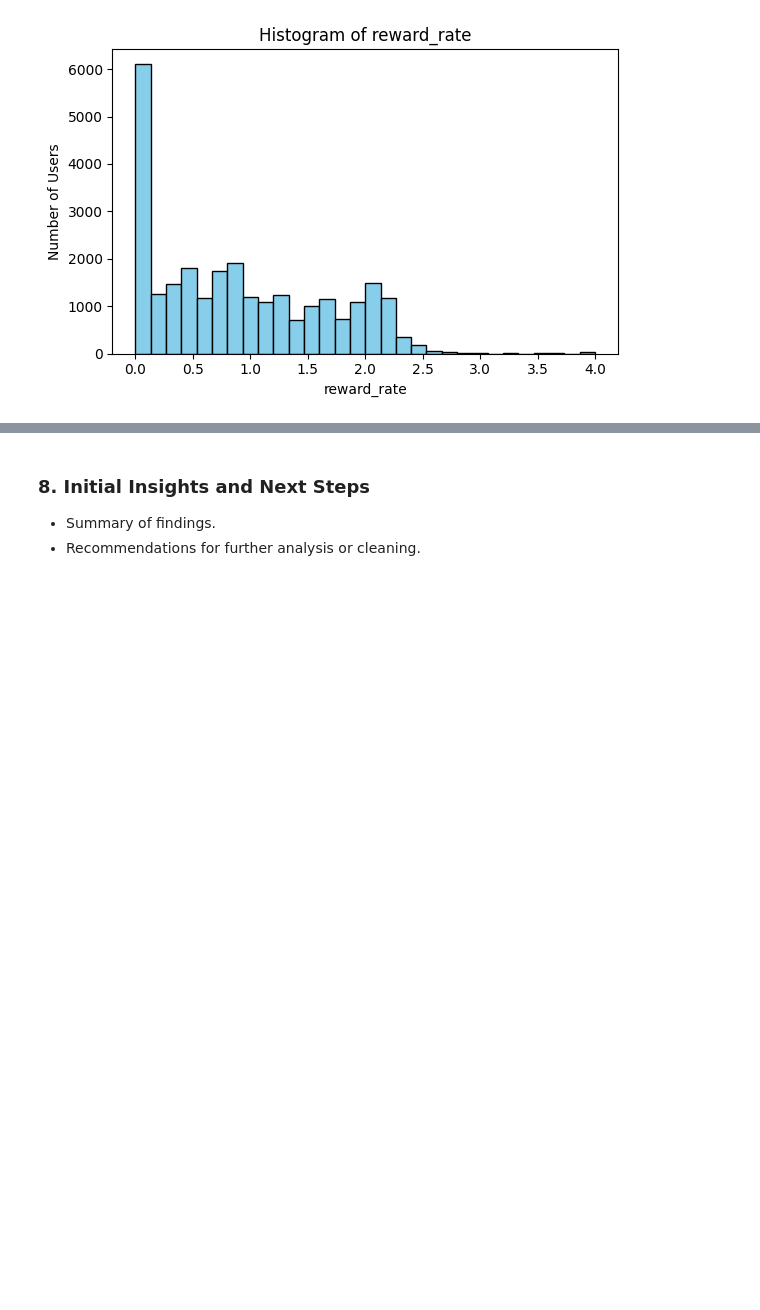
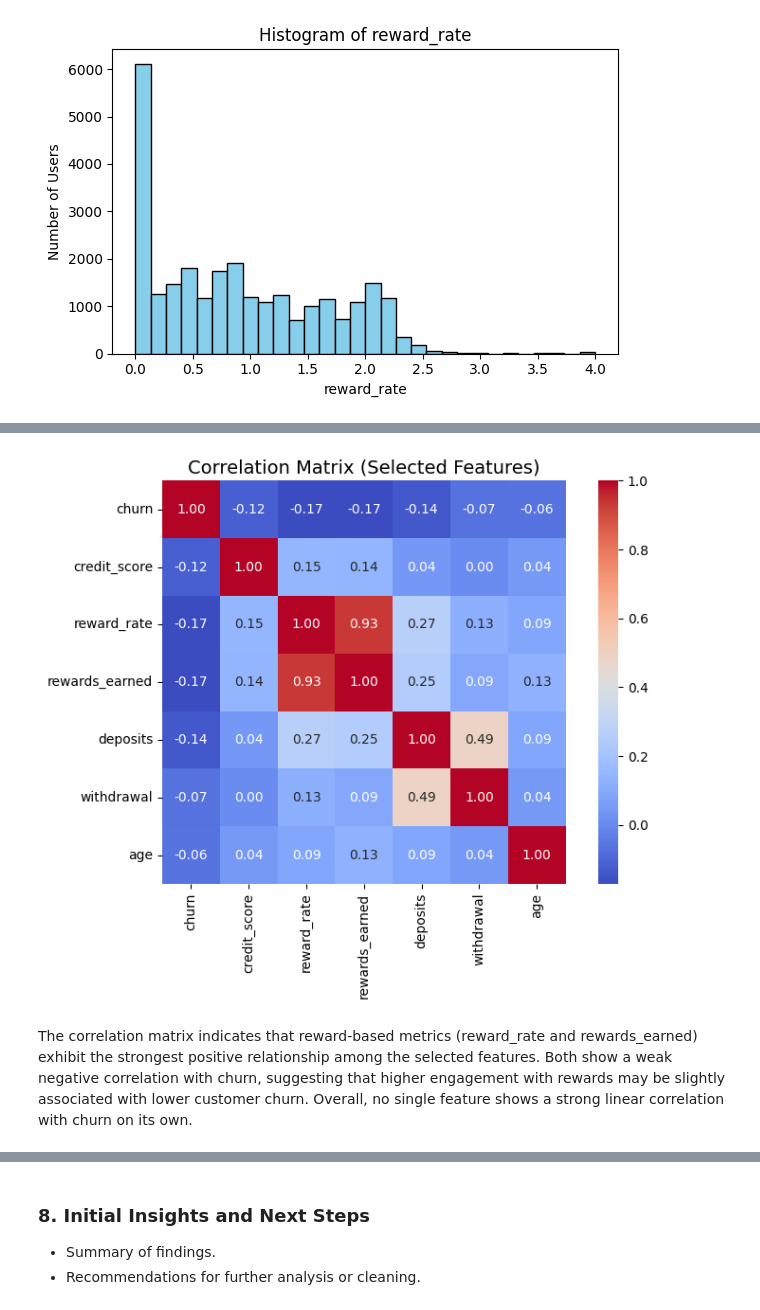
Before and after one commit to InsightsByIvy/FinTech-User-Analytics, a Jupyter notebook: Notebooks/01_initial_inspection.ipynb, the cells around one changed output, grey strips where cells are left out. Drawn from its saved outputs; the diff is of its cells as text; code cells hidden in the pictures; blank space fills up the shorter version.

```diff
--- a/Notebooks/01_initial_inspection.ipynb
+++ b/Notebooks/01_initial_inspection.ipynb
@@ -235,0 +266,22 @@ for col in hist_cols:
+# %%
+selected_cols = [
+    'churn', 'credit_score', 'reward_rate', 'rewards_earned',
+    'deposits', 'withdrawal', 'age'
+]
+
+# Subset the dataframe
+subset = df[selected_cols]
+
+# Compute correlation matrix
+corr = subset.corr()
+
+# Plot
+plt.figure(figsize=(8, 6))
+sns.heatmap(corr, annot=True, cmap='coolwarm', fmt='.2f', square=True)
+plt.title("Correlation Matrix (Selected Features)", fontsize=14)
+plt.tight_layout()
+plt.show()
+# %% [output]
+[figure, added]
+# %% [markdown]
+The correlation matrix indicates that reward-based metrics (reward_rate and rewards_earned) exhibit the strongest positive relationship among the selected features. Both show a weak negative correlation with churn, suggesting that higher engagement with rewards may be slightly associated with lower customer churn. Overall, no single feature shows a strong linear correlation with churn on its own.
```
Also changed, not shown: parts of 14 cells of this notebook.
